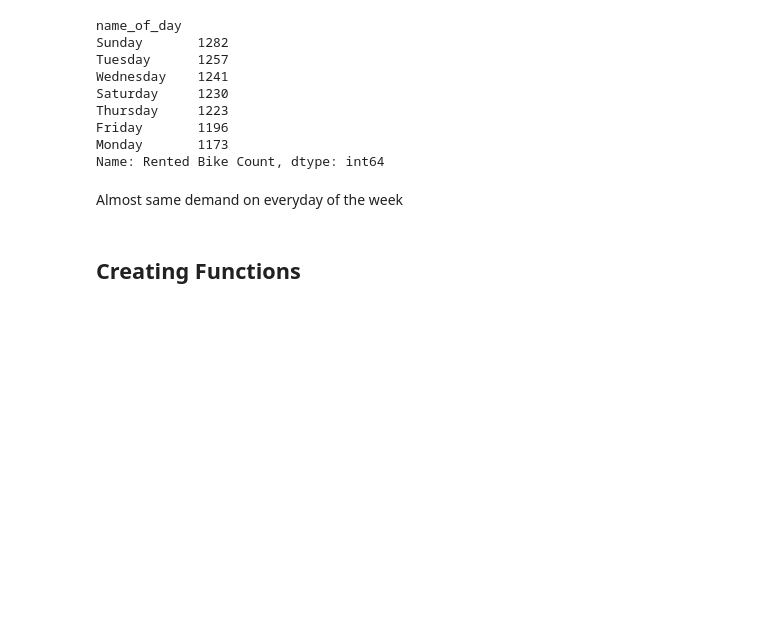
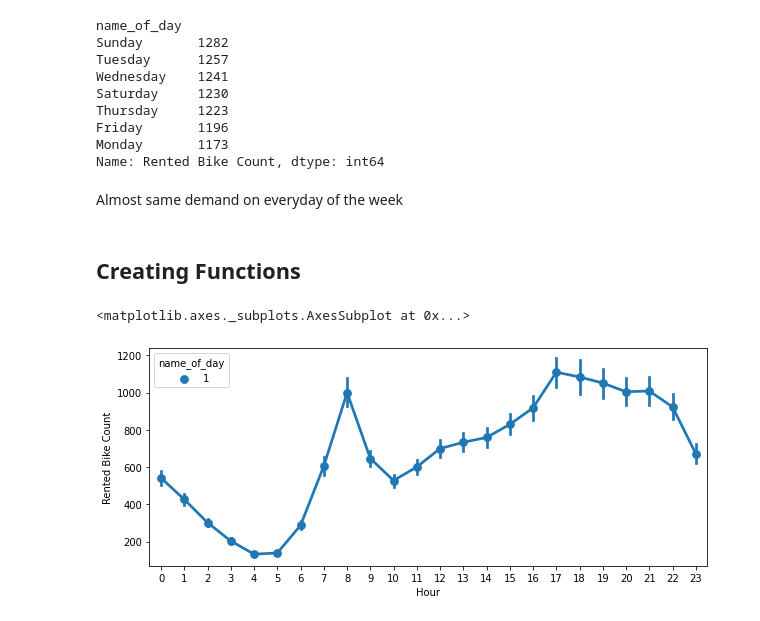
Before and after one commit to rohit-1026/Bike-Sharing-Demand-Prediction, a Jupyter notebook: Bike_Sharing_Demand_Prediction_Capstone_Project.ipynb, the cells around one changed output. Cells and saved outputs as stored; diff of their text form; code cells hidden in the pictures; blank space fills up the shorter version.

```diff
--- a/Bike_Sharing_Demand_Prediction_Capstone_Project.ipynb
+++ b/Bike_Sharing_Demand_Prediction_Capstone_Project.ipynb
@@ -521,3 +521,19 @@ Name: Rented Bike Count, dtype: int64
 Almost same demand on everyday of the week
 # %% [markdown]
 ## Creating Functions
+# %%
+#creating function
+def return_days(str_):
+  '''
+  This function return days as input and return bins based on required bike count
+  '''
+  if str_=='Sunday'or'Monday'or'Tueday'or'Wednesday'or'Thursday'or'Friday'or'Saturday':
+    return 1
+# %%
+Bike_df_copy['name_of_day']=Bike_df_copy['name_of_day'].apply(return_days)
+# %%
+plt.figure(figsize = (10,4))
+sns.pointplot(data=Bike_df_copy, x="Hour", y="Rented Bike Count", hue='name_of_day')
+# %% [output]
+<matplotlib.axes._subplots.AxesSubplot at 0x...>
+[figure, added]
```
Also changed, not shown: parts of 16 cells of this notebook.
